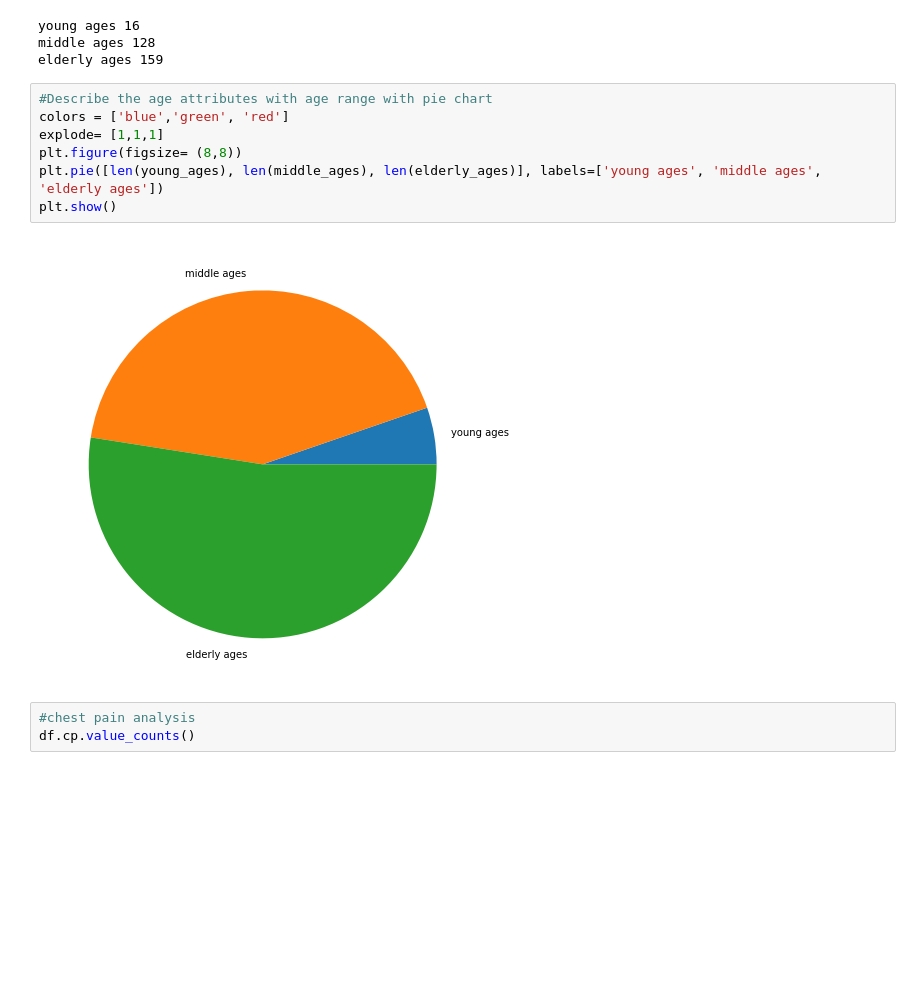
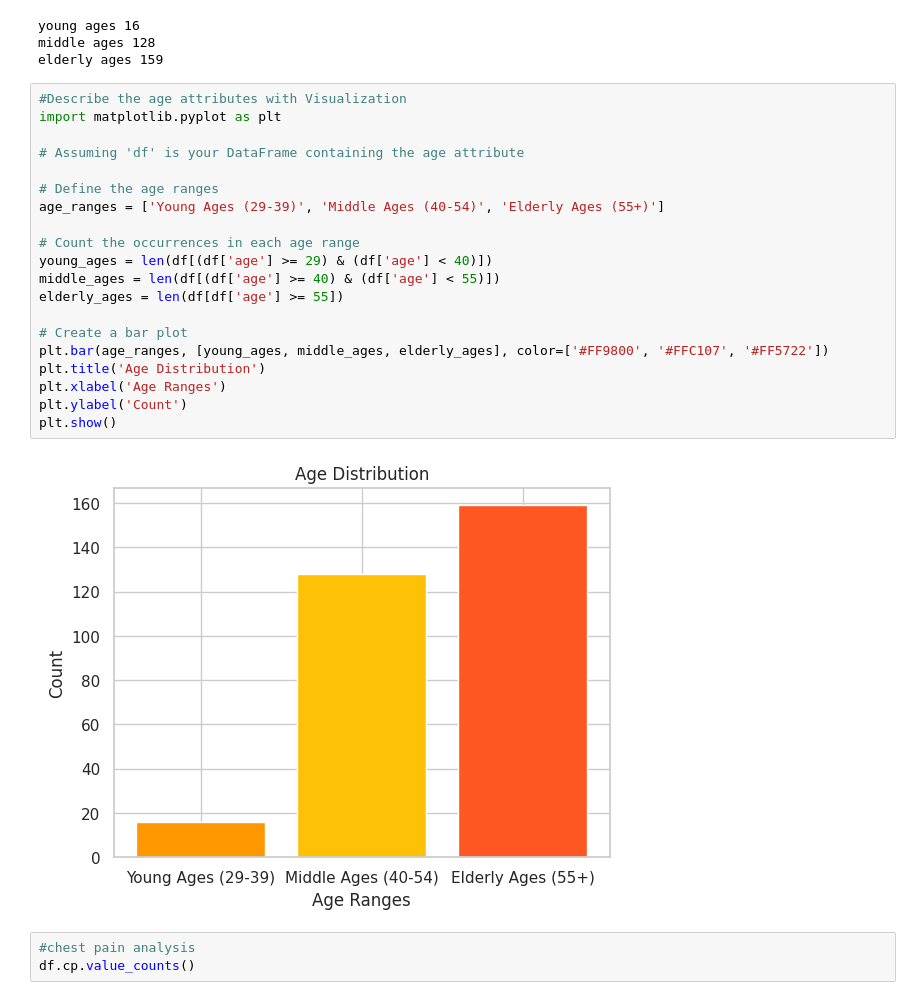
Before and after one commit to sajadul-d/Heart-Disease-Prediction-Application, a Jupyter notebook: Heart_Disease_Prediction_Application.ipynb, the cells around one changed output. Cells and saved outputs as stored; diff of their text form; blank space fills up the shorter version.

```diff
--- a/Heart_Disease_Prediction_Application.ipynb
+++ b/Heart_Disease_Prediction_Application.ipynb
@@ -183,15 +237,28 @@ print("elderly ages", len(elderly_ages))
 young ages 16
 middle ages 128
 elderly ages 159
-# %%
-#Describe the age attributes with age range with pie chart
-colors = ['blue','green', 'red']
-explode= [1,1,1]
-plt.figure(figsize= (8,8))
-plt.pie([len(young_ages), len(middle_ages), len(elderly_ages)], labels=['young ages', 'middle ages', 'elderly ages'])
-plt.show()
-# %% [output]
-[figure, removed]
+# %%
+#Describe the age attributes with Visualization
+import matplotlib.pyplot as plt
+
+# Assuming 'df' is your DataFrame containing the age attribute
+
+# Define the age ranges
+age_ranges = ['Young Ages (29-39)', 'Middle Ages (40-54)', 'Elderly Ages (55+)']
+
+# Count the occurrences in each age range
+young_ages = len(df[(df['age'] >= 29) & (df['age'] < 40)])
+middle_ages = len(df[(df['age'] >= 40) & (df['age'] < 55)])
+elderly_ages = len(df[df['age'] >= 55])
+
+# Create a bar plot
+plt.bar(age_ranges, [young_ages, middle_ages, elderly_ages], color=['#FF9800', '#FFC107', '#FF5722'])
+plt.title('Age Distribution')
+plt.xlabel('Age Ranges')
+plt.ylabel('Count')
+plt.show()
+# %% [output]
+[figure, added]
 # %%
 #chest pain analysis
 df.cp.value_counts()
```
Also changed, not shown: parts of 7 cells of this notebook, 4 other files.
